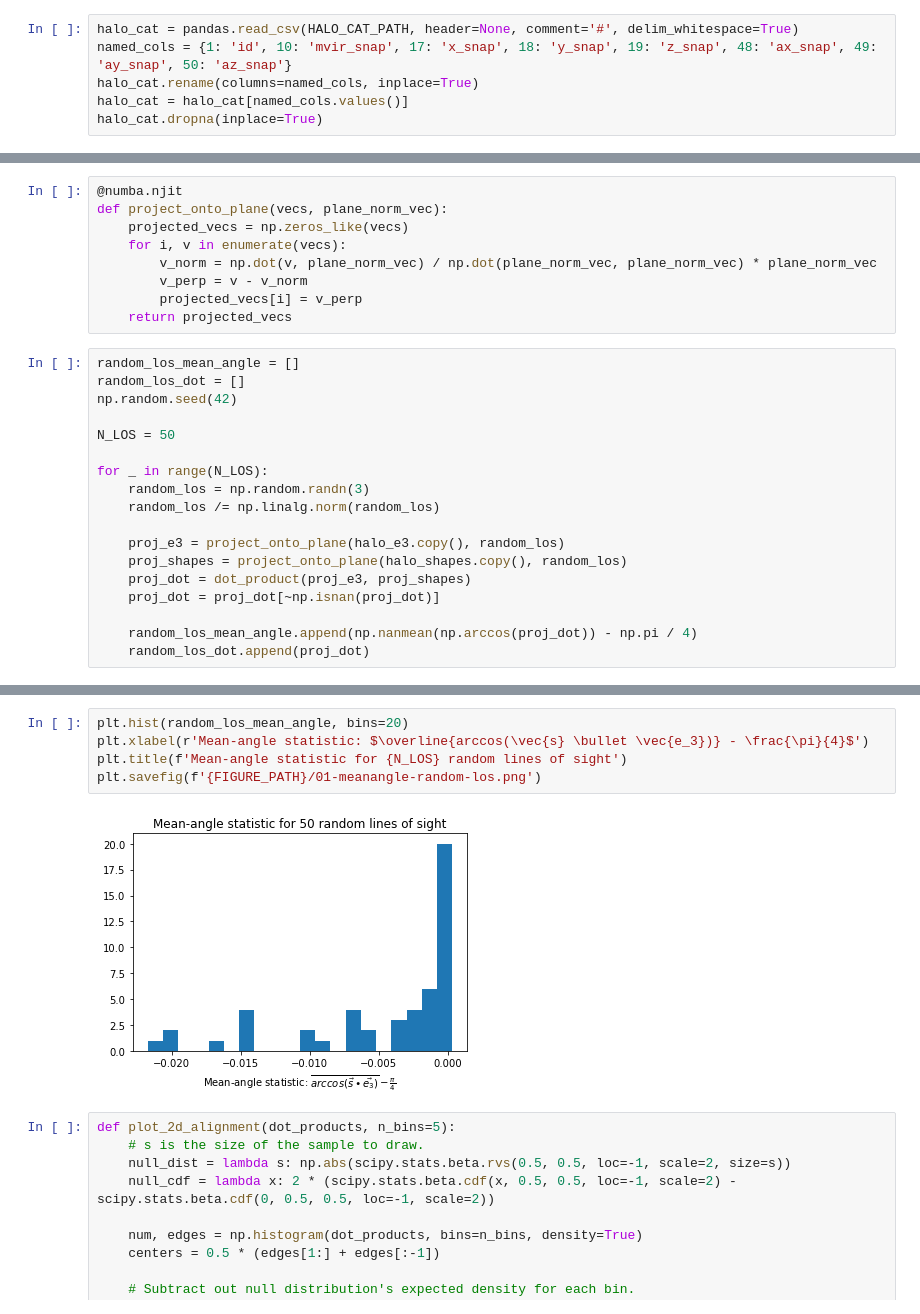
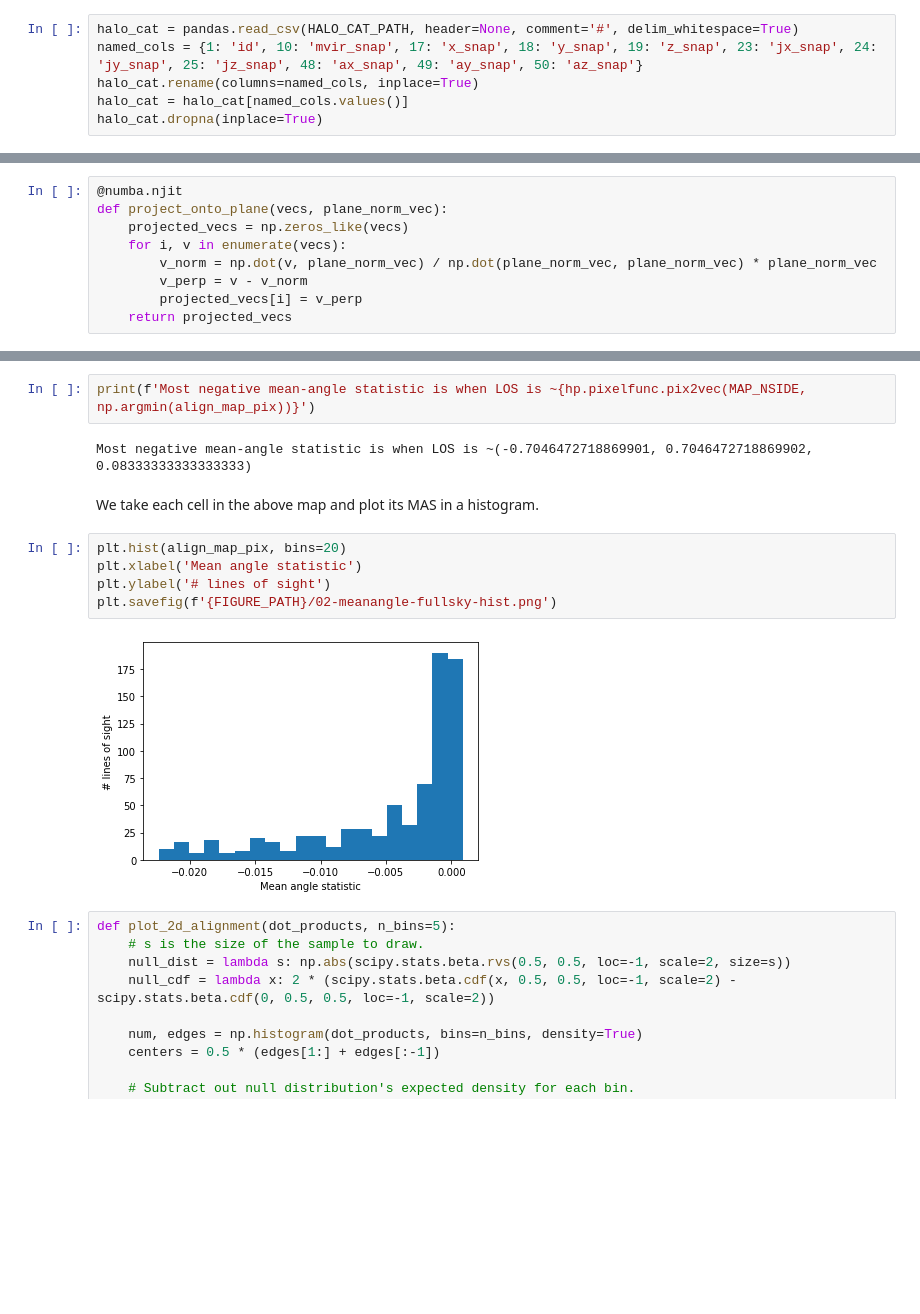
Before and after one commit to bzh-bzh/bolshoip-alignment-demo, a Jupyter notebook: 2D Alignment Anisotropy Demo.ipynb, the cells around one changed output, grey strips where cells are left out. Saved outputs shown, nothing was run; the diff lists cells and outputs as text; blank space fills up the shorter version.

Commit message:
Update z2.5 notebook with halo spins; remove random LOS histogram in favor of plotting all-sky MASs.

```diff
--- a/2D Alignment Anisotropy Demo.ipynb
+++ b/2D Alignment Anisotropy Demo.ipynb
@@ -40,6 +42,6 @@ else:
 # %%
 halo_cat = pandas.read_csv(HALO_CAT_PATH, header=None, comment='#', delim_whitespace=True)
-named_cols = {1: 'id', 10: 'mvir_snap', 17: 'x_snap', 18: 'y_snap', 19: 'z_snap', 48: 'ax_snap', 49: 'ay_snap', 50: 'az_snap'}
+named_cols = {1: 'id', 10: 'mvir_snap', 17: 'x_snap', 18: 'y_snap', 19: 'z_snap', 23: 'jx_snap', 24: 'jy_snap', 25: 'jz_snap', 48: 'ax_snap', 49: 'ay_snap', 50: 'az_snap'}
 halo_cat.rename(columns=named_cols, inplace=True)
 halo_cat = halo_cat[named_cols.values()]
 halo_cat.dropna(inplace=True)
@@ -254,21 +256,3 @@ def project_onto_plane(vecs, plane_norm_vec):
         v_perp = v - v_norm
         projected_vecs[i] = v_perp
     return projected_vecs
-# %%
-random_los_mean_angle = []
-random_los_dot = []
-np.random.seed(42)
-
-N_LOS = 50
-
-for _ in range(N_LOS):
-    random_los = np.random.randn(3)
-    random_los /= np.linalg.norm(random_los)
-
-    proj_e3 = project_onto_plane(halo_e3.copy(), random_los)
-    proj_shapes = project_onto_plane(halo_shapes.copy(), random_los)
-    proj_dot = dot_product(proj_e3, proj_shapes)
-    proj_dot = proj_dot[~np.isnan(proj_dot)]
-
-    random_los_mean_angle.append(np.nanmean(np.arccos(proj_dot)) - np.pi / 4)
-    random_los_dot.append(proj_dot)
@@ -275,10 +303,16 @@ for _ in range(N_LOS):
+# %%
+print(f'Most negative mean-angle statistic is when LOS is ~{hp.pixelfunc.pix2vec(MAP_NSIDE, np.argmin(align_map_pix))}')
+# %% [output]
+Most negative mean-angle statistic is when LOS is ~(-0.7046472718869901, 0.7046472718869902, 0.08333333333333333)
+# %% [markdown]
+We take each cell in the above map and plot its MAS in a histogram.
 # %%
-plt.hist(random_los_mean_angle, bins=20)
-plt.xlabel(r'Mean-angle statistic: $\overline{arccos(\vec{s} \bullet \vec{e_3})} - \frac{\pi}{4}$')
-plt.title(f'Mean-angle statistic for {N_LOS} random lines of sight')
-plt.savefig(f'{FIGURE_PATH}/01-meanangle-random-los.png')
+plt.hist(align_map_pix, bins=20)
+plt.xlabel('Mean angle statistic')
+plt.ylabel('# lines of sight')
+plt.savefig(f'{FIGURE_PATH}/02-meanangle-fullsky-hist.png')
 # %% [output]
-[figure, old version]
+[figure, new version]
 # %%
 def plot_2d_alignment(dot_products, n_bins=5):
     # s is the size of the sample to draw.
```
Also changed, not shown: parts of 15 cells of this notebook, 11 other files.
